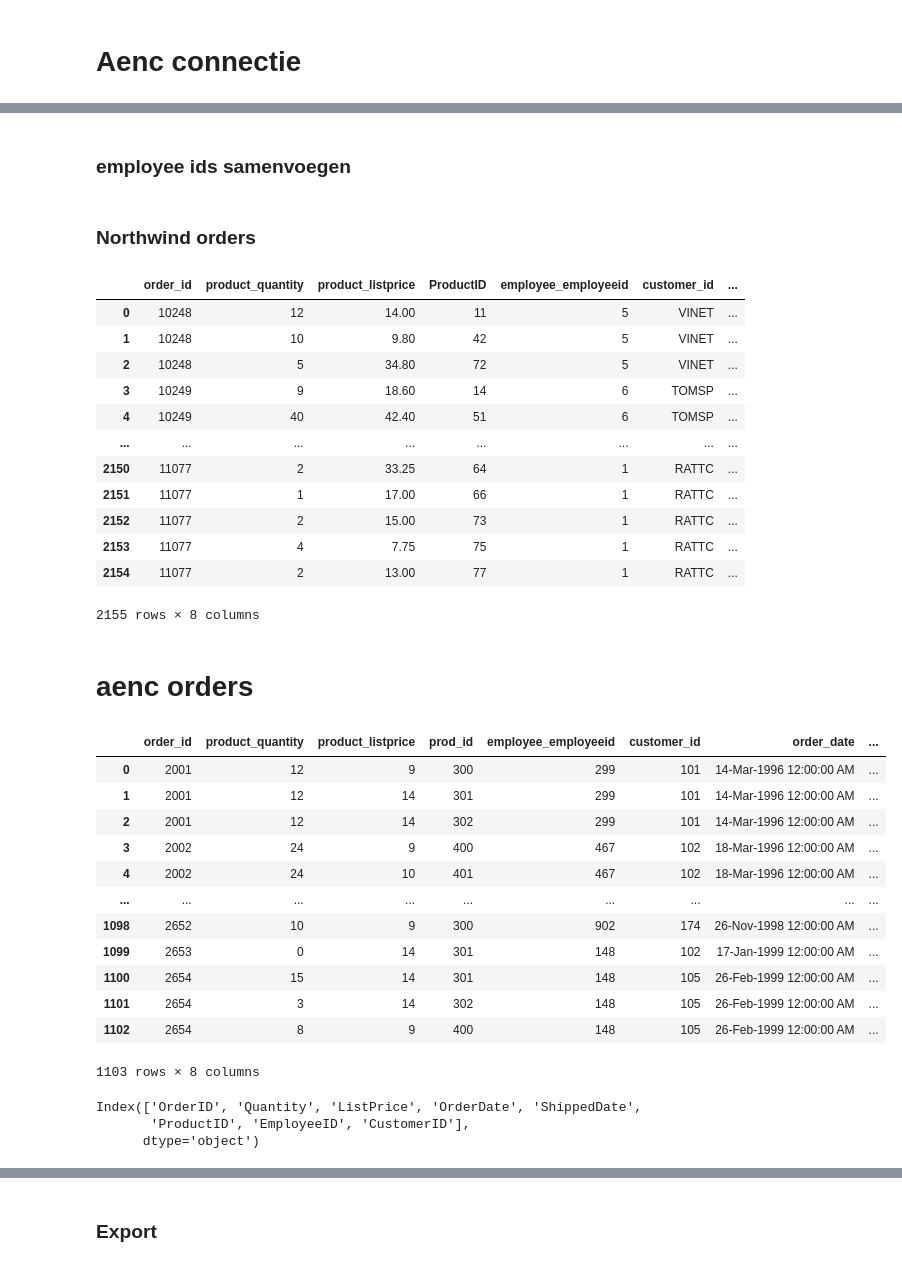
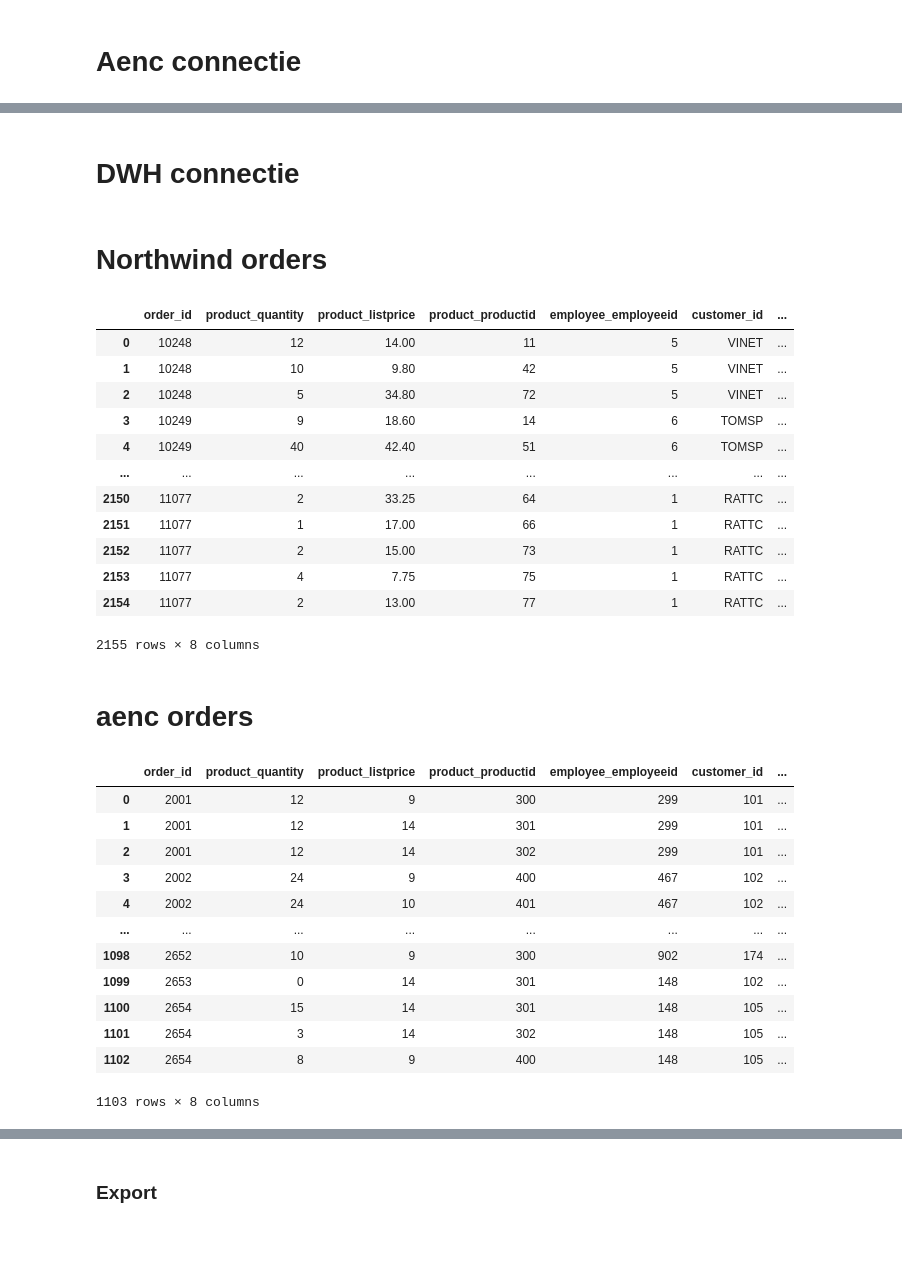
Before and after one commit to JordiPan/United-Outdoors, a Jupyter notebook: python/SelectOrderDetails.ipynb, the cells around one changed output, grey strips where cells are left out. Saved outputs shown, nothing was run; the diff lists cells and outputs as text; code cells hidden in the pictures; blank space fills up the shorter version.

```diff
--- a/python/SelectOrderDetails.ipynb
+++ b/python/SelectOrderDetails.ipynb
@@ -60,2 +29,0 @@ alle_customerids
-# %% [markdown]
-### employee ids samenvoegen
@@ -65,0 +30,2 @@ aw_employeeids = pd.read_sql_query('select BusinessEntityID from HumanResources.
+# %% [markdown]
+# DWH connectie
@@ -66,16 +35,16 @@ aw_employeeids = pd.read_sql_query('select BusinessEntityID from HumanResources.
 # %% [markdown]
-### Northwind orders
+# Northwind orders
 # %%
 nw_order = pd.read_sql_query('SELECT * FROM Orders', northwind_conn)
 nw_orderdetails = pd.read_sql_query('SELECT * FROM [Order Details]', northwind_conn)
 nw_order_combo = pd.merge(nw_order, nw_orderdetails, on='OrderID', how='left')
 nw_order_combo_trim = nw_order_combo[['OrderID', 'Quantity', 'UnitPrice', 'ProductID', 'EmployeeID', 'CustomerID', 'OrderDate', 'ShippedDate']]
-nw_order_combo_trim = nw_order_combo.rename(columns={'OrderID': 'order_id', 'Quantity': 'product_quantity', 'UnitPrice': 'product_listprice', 'EmployeeID': 'employee_employeeid', 'CustomerID': 'customer_id', 'OrderDate': 'order_date', 'ShippedDate': 'shippingdate'})
+nw_order_combo_trim = nw_order_combo_trim.rename(columns={'OrderID': 'order_id', 'Quantity': 'product_quantity', 'UnitPrice': 'product_listprice', 'ProductID': 'product_productid','EmployeeID': 'employee_employeeid', 'CustomerID': 'customer_id', 'OrderDate': 'order_date', 'ShippedDate': 'shipping_date'})
 nw_order_combo_trim
 # aenc_order = pd.read_sql_query('SELECT * FROM sales_order', aenc_conn)
 # aw_order = pd.read_sql_query('SELECT * FROM Sales.SalesOrderHeader', adventureworks_conn)
 # %% [output]
-|  | order_id | product_quantity | product_listprice | ProductID | employee_employeeid | customer_id | ... |
+|  | order_id | product_quantity | product_listprice | product_productid | employee_employeeid | customer_id | ... |
 | 0 | 10248 | 12 | 14.00 | 11 | 5 | VINET | ... |
 | 1 | 10248 | 10 | 9.80 | 42 | 5 | VINET | ... |
 | 2 | 10248 | 5 | 34.80 | 72 | 5 | VINET | ... |
@@ -93,36 +62,26 @@ nw_order_combo_trim
 # %%
 aenc_order = pd.read_sql_query('SELECT * FROM sales_order', aenc_conn)
 aenc_orderdetails = pd.read_sql_query('SELECT * FROM sales_order_item', aenc_conn)
 aenc_products = pd.read_sql_query('SELECT id, unit_price FROM product', aenc_conn)
 aenc_order_combo = pd.merge(aenc_order, aenc_orderdetails, on='id', how='left')
 aenc_order_combo = pd.merge(aenc_order_combo, aenc_products, left_on='prod_id', right_on='id', how='inner')
 aenc_order_combo_trim = aenc_order_combo[['id_x', 'quantity', 'unit_price', 'prod_id', 'sales_rep', 'cust_id', 'order_date', 'ship_date']]
-aenc_order_combo_trim = aenc_order_combo_trim.rename(columns={'id_x': 'order_id', 'quantity': 'product_quantity', 'unit_price': 'product_listprice', 'sales_rep': 'employee_employeeid', 'cust_id': 'customer_id', 'ship_date': 'shippingdate'})
+aenc_order_combo_trim = aenc_order_combo_trim.rename(columns={'id_x': 'order_id', 'quantity': 'product_quantity', 'unit_price': 'product_listprice', 'prod_id': 'product_productid', 'sales_rep': 'employee_employeeid', 'cust_id': 'customer_id', 'ship_date': 'shipping_date'})
+aenc_order_combo_trim['order_date'] = pd.to_datetime(aenc_order_combo_trim['order_date'], format='%d-%b-%Y %I:%M:%S %p')
+aenc_order_combo_trim['shipping_date'] = pd.to_datetime(aenc_order_combo_trim['shipping_date'], format='%d-%b-%Y %I:%M:%S %p')
 aenc_order_combo_trim
 # nw_order_combo
 # %% [output]
-|  | order_id | product_quantity | product_listprice | prod_id | employee_employeeid | customer_id | order_date | ... |
-| 0 | 2001 | 12 | 9 | 300 | 299 | 101 | 14-Mar-1996 12:00:00 AM | ... |
-| 1 | 2001 | 12 | 14 | 301 | 299 | 101 | 14-Mar-1996 12:00:00 AM | ... |
-| 2 | 2001 | 12 | 14 | 302 | 299 | 101 | 14-Mar-1996 12:00:00 AM | ... |
-| 3 | 2002 | 24 | 9 | 400 | 467 | 102 | 18-Mar-1996 12:00:00 AM | ... |
-| 4 | 2002 | 24 | 10 | 401 | 467 | 102 | 18-Mar-1996 12:00:00 AM | ... |
-| ... | ... | ... | ... | ... | ... | ... | ... | ... |
-| 1098 | 2652 | 10 | 9 | 300 | 902 | 174 | 26-Nov-1998 12:00:00 AM | ... |
-| 1099 | 2653 | 0 | 14 | 301 | 148 | 102 | 17-Jan-1999 12:00:00 AM | ... |
-| 1100 | 2654 | 15 | 14 | 301 | 148 | 105 | 26-Feb-1999 12:00:00 AM | ... |
-| 1101 | 2654 | 3 | 14 | 302 | 148 | 105 | 26-Feb-1999 12:00:00 AM | ... |
-| 1102 | 2654 | 8 | 9 | 400 | 148 | 105 | 26-Feb-1999 12:00:00 AM | ... |
+|  | order_id | product_quantity | product_listprice | product_productid | employee_employeeid | customer_id | ... |
+| 0 | 2001 | 12 | 9 | 300 | 299 | 101 | ... |
+| 1 | 2001 | 12 | 14 | 301 | 299 | 101 | ... |
+| 2 | 2001 | 12 | 14 | 302 | 299 | 101 | ... |
+| 3 | 2002 | 24 | 9 | 400 | 467 | 102 | ... |
+| 4 | 2002 | 24 | 10 | 401 | 467 | 102 | ... |
+| ... | ... | ... | ... | ... | ... | ... | ... |
+| 1098 | 2652 | 10 | 9 | 300 | 902 | 174 | ... |
+| 1099 | 2653 | 0 | 14 | 301 | 148 | 102 | ... |
+| 1100 | 2654 | 15 | 14 | 301 | 148 | 105 | ... |
+| 1101 | 2654 | 3 | 14 | 302 | 148 | 105 | ... |
+| 1102 | 2654 | 8 | 9 | 400 | 148 | 105 | ... |
 1103 rows × 8 columns
-# %%
-orderdetails1 = pd.merge(nw_OrderDetails, av1 , how='outer', on=['ProductID', 'Quantity'])
-orderdetails2 = pd.merge(orderdetails1, EmpxOrd, how='outer', on='OrderID')
-aE_customer = aE_Customer.rename(columns={'id': 'CustomerID'}, inplace=True)
-orderdetails3 = pd.concat([aE_Customer, orderdetails2], axis=0)
-od = orderdetails3[['OrderID', 'Quantity', 'ListPrice', 'OrderDate', 'ShippedDate', 'ProductID', 'EmployeeID', 'CustomerID']]
-
-od.columns
-# %% [output]
-Index(['OrderID', 'Quantity', 'ListPrice', 'OrderDate', 'ShippedDate',
-       'ProductID', 'EmployeeID', 'CustomerID'],
-      dtype='object')
```
Also changed, not shown: parts of 11 cells of this notebook, 1 other file.
